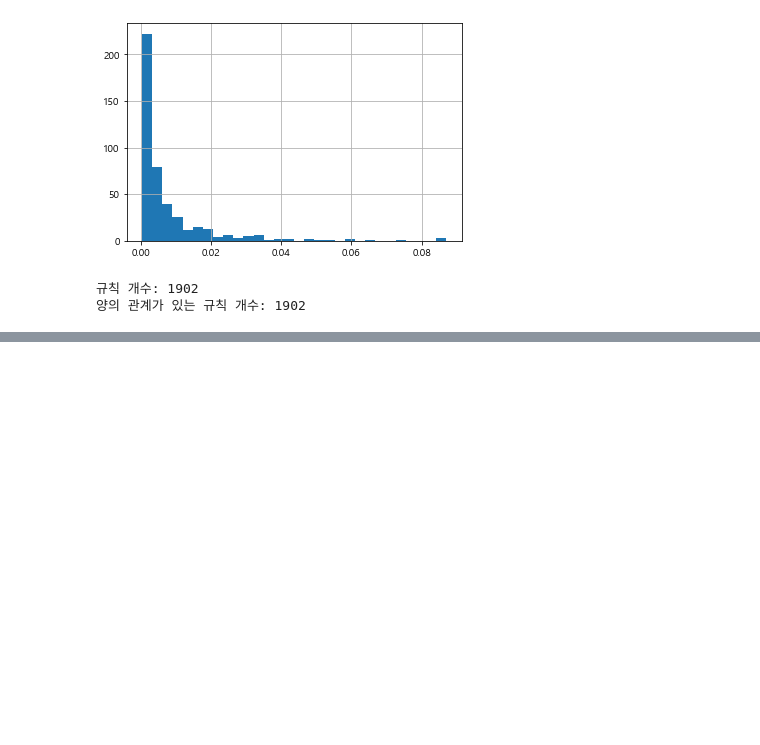
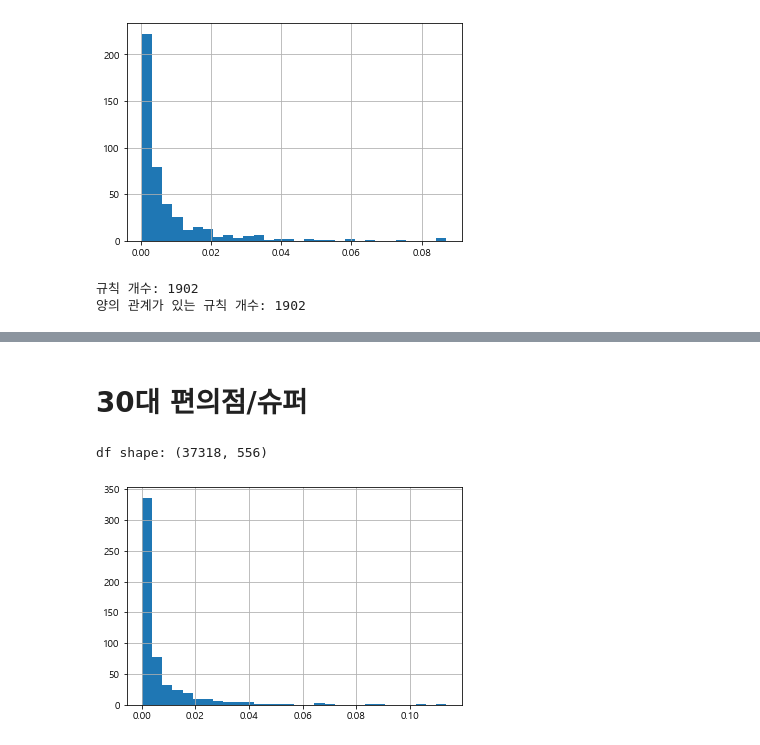
Before and after one commit to HYOJUNG08/RI_E5_1, a Jupyter notebook: ARM_not_clustering.ipynb, the cells around one changed output, grey strips where cells are left out. Drawn from its saved outputs; the diff is of its cells as text; code cells hidden in the pictures; blank space fills up the shorter version.

```diff
--- a/ARM_not_clustering.ipynb
+++ b/ARM_not_clustering.ipynb
@@ -179,5 +179,3 @@ cons(rules, '봉지라면')
 | 9 | (냉동간편식) | (봉지라면) | 0.057139 | 0.074162 | 0.012336 | 0.215895 | 2.911113 | ... |
 # %% [markdown]
 ### b) 소분류
-# %%
-df_pd = create_df(df_food, 'pd_nm')
@@ -577,0 +588,15 @@ ante(rules_super, '즉석죽')
+# %% [markdown]
+# 30대 편의점/슈퍼
+# %%
+DF30 = pd.merge(df_pdde, df_demo, on = 'cust')
+DF30 = pd.merge(DF30, df_pd, on = 'pd_c')
+DF30 = DF30[(DF30['ages'] == '30대')&(DF30['clac_hlv_nm'].apply(lambda x: x in foods))]
+
+df_super30 = DF30[DF30['cop_c'] == 'A03']
+df_con30 = DF30[DF30['cop_c'] == 'A04']
+# %%
+super30 = create_df(df_super30, 'pd_nm')
+s_histogram(super30, 30)
+# %% [output]
+df shape: (37318, 556)
+[figure, added]
```
Also changed, not shown: parts of 30 cells of this notebook.
